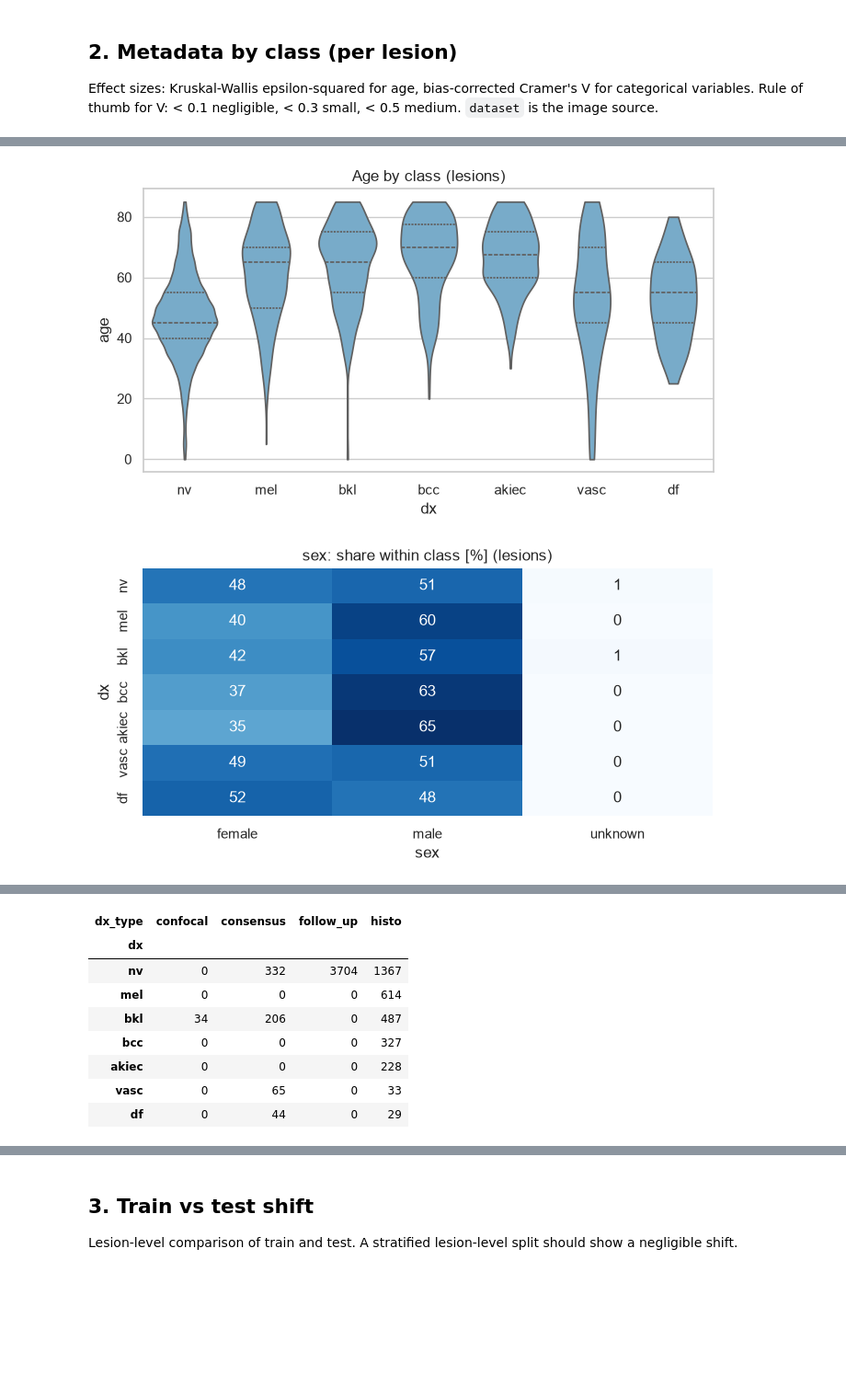
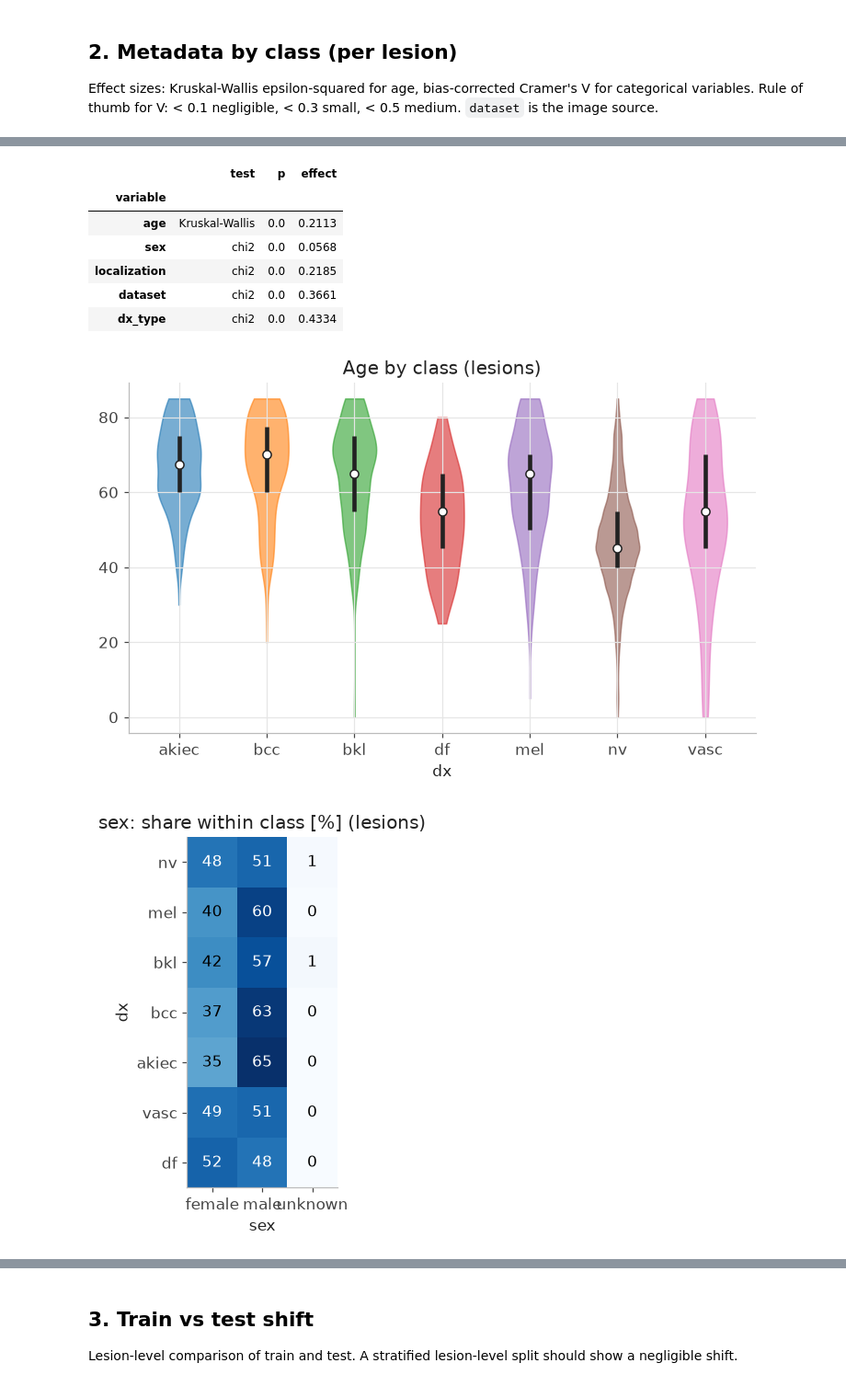
Before and after one commit to vhrabar/local-vs-global-skin-lesions, a Jupyter notebook: notebooks/EDA_2_metadata.ipynb, the cells around one changed output, grey strips where cells are left out. Shown at 92% size. Cells and saved outputs as stored; diff of their text form; code cells hidden in the pictures; blank space fills up the shorter version.

```diff
--- a/notebooks/EDA_2_metadata.ipynb
+++ b/notebooks/EDA_2_metadata.ipynb
@@ -29,14 +29,20 @@ sns.set_theme(style="whitegrid")
 # %%
-META_CSV = next(p for p in (Path("data/HAM10000_metadata.csv"), Path("data/HAM10000/HAM10000_metadata.csv"),
-                            Path("../data/HAM10000_metadata.csv"), Path("../data/HAM10000/HAM10000_metadata.csv")) if p.exists())
-# OUT = Path("eda2_outputs")  # only class_weights.json and splits_eda2.csv are written here
-# OUT.mkdir(exist_ok=True)
+META_CSV = next(
+    p
+    for p in (
+        Path("data/HAM10000_metadata.csv"),
+        Path("data/HAM10000/HAM10000_metadata.csv"),
+        Path("../data/HAM10000_metadata.csv"),
+        Path("../data/HAM10000/HAM10000_metadata.csv"),
+    )
+    if p.exists()
+)
 
 SEED = 0
 CLASSES = ["nv", "mel", "bkl", "bcc", "akiec", "vasc", "df"]
 K = len(CLASSES)
 N_FOLDS = 5
-TEST_FRAC = 0.2
+TEST_FRAC = 0.15
 N_BOOT = 100
 SPLITS_CSV = None
 # %% [markdown]
@@ -95,12 +103,14 @@ for unit, table in counts.items():
     print(f"Per {unit}")
     display(table.assign(total=table.sum(axis=1)))
 
-fig, axes = plt.subplots(1, 2, figsize=(14, 4))
-for ax, (unit, table) in zip(axes, counts.items()):
-    sns.heatmap(table.div(table.sum(axis=1), axis=0) * 100, annot=True, fmt=".1f", cmap="viridis", cbar=False, ax=ax)
-    ax.set_title(f"Class share per set [%], per {unit}")
-plt.tight_layout()
-plt.show()
+for ax, (unit, table) in zip(kx.grid(2, cols=2), counts.items(), strict=True):
+    kx.plot(
+        table.div(table.sum(axis=1), axis=0) * 100,
+        "heat-ann-nocb",
+        ax=ax,
+        fmt="{:.1f}",
+        title=f"Class share per set [%], per {unit}",
+    )
 
 print({unit: round(t.loc["all"].max() / t.loc["all"].min(), 1) for unit, t in counts.items()}, "==> imbalance ratio (max/min)")
 # %% [output]
@@ -182,19 +192,18 @@ h, p_age = stats.kruskal(*age_groups)
 effects = [{"variable": "age", "test": "Kruskal-Wallis", "p": p_age, "effect": (h - K + 1) / (sum(map(len, age_groups)) - K)}]
 display(lesions.groupby("dx")["age"].describe().reindex(CLASSES).round(1))
 
-fig, ax = plt.subplots(figsize=(8, 4))
-sns.violinplot(data=lesions, x="dx", y="age", order=CLASSES, cut=0, inner="quartile", color="#6baed6", ax=ax)
-ax.set_title("Age by class (lesions)")
-plt.show()
+kx.plot(lesions, "age", spec="violin-grid", by="dx", title="Age by class (lesions)")
 
 # sex, localization, dataset
 for column in ("sex", "localization", "dataset"):
     table = pd.crosstab(lesions["dx"], lesions[column]).reindex(CLASSES)
     effects.append({"variable": column, "test": "chi2", "p": stats.chi2_contingency(table)[1], "effect": cramers_v(table)})
-    fig, ax = plt.subplots(figsize=(8, 3.5))
-    sns.heatmap(table.div(table.sum(axis=1), axis=0) * 100, annot=True, fmt=".0f", cmap="Blues", cbar=False, ax=ax)
-    ax.set_title(f"{column}: share within class [%] (lesions)")
-    plt.show()
+    kx.plot(
+        table.div(table.sum(axis=1), axis=0) * 100,
+        "heat-ann-nocb",
+        fmt="{:.0f}",
+        title=f"{column}: share within class [%] (lesions)",
+    )
 
 # dx_type = how the diagnosis was confirmed; tied to the label
 table = pd.crosstab(lesions["dx"], lesions["dx_type"]).reindex(CLASSES)
@@ -214,2 +232,9 @@ display(pd.DataFrame(effects).set_index("variable").round(4))
+|  | test | p | effect |
+| variable |  |  |  |
+| age | Kruskal-Wallis | 0.0 | 0.2113 |
+| sex | chi2 | 0.0 | 0.0568 |
+| localization | chi2 | 0.0 | 0.2185 |
+| dataset | chi2 | 0.0 | 0.3661 |
+| dx_type | chi2 | 0.0 | 0.4334 |
-[figure, old version]
+[figure, new version]
-[figure, old version]
+[figure, new version]
@@ -218,9 +242,0 @@ display(pd.DataFrame(effects).set_index("variable").round(4))
-| dx_type | confocal | consensus | follow_up | histo |
-| dx |  |  |  |  |
-| nv | 0 | 332 | 3704 | 1367 |
-| mel | 0 | 0 | 0 | 614 |
-| bkl | 34 | 206 | 0 | 487 |
-| bcc | 0 | 0 | 0 | 327 |
-| akiec | 0 | 0 | 0 | 228 |
-| vasc | 0 | 65 | 0 | 33 |
-| df | 0 | 44 | 0 | 29 |
```
Also changed, not shown: parts of 8 cells of this notebook, 2 other files.
